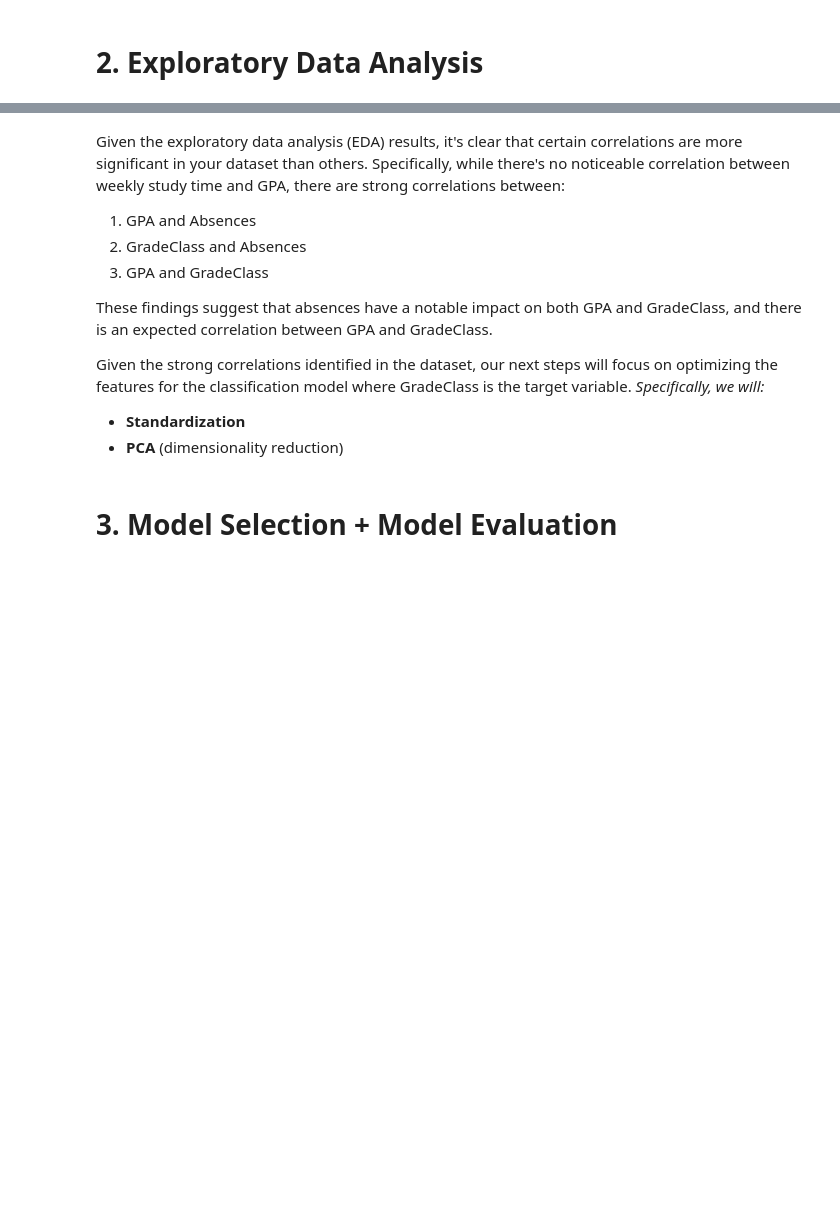
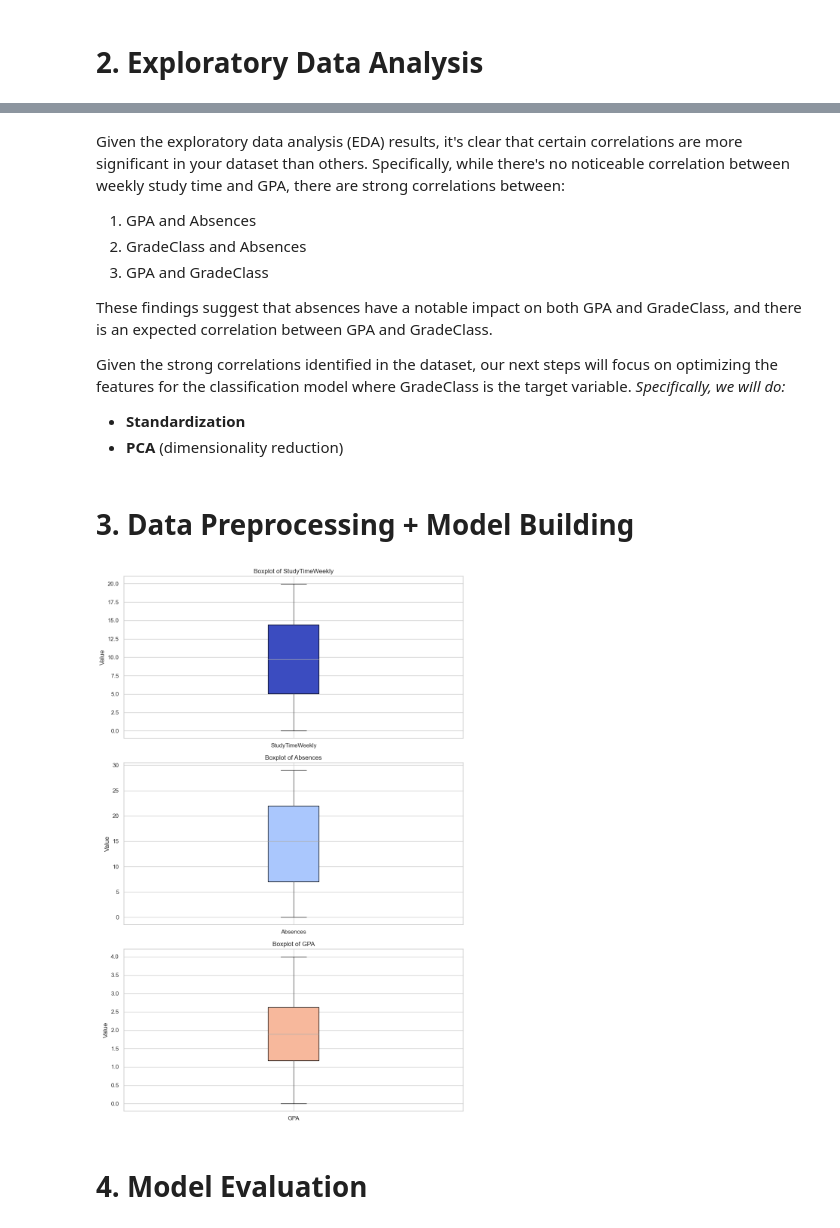
Before and after one commit to erykmoszkowicz/ML_Classification_Project, a Jupyter notebook: student.ipynb, the cells around one changed output, grey strips where cells are left out. Saved outputs shown, nothing was run; the diff lists cells and outputs as text; code cells hidden in the pictures; blank space fills up the shorter version.

```diff
--- a/student.ipynb
+++ b/student.ipynb
@@ -161,8 +161,75 @@ Given the exploratory data analysis (EDA) results, it's clear that certain corre
 These findings suggest that absences have a notable impact on both GPA and GradeClass, and there is an expected correlation between GPA and GradeClass.
 
 Given the strong correlations identified in the dataset, our next steps will focus on optimizing the features for the classification model where GradeClass is the target variable.
-_Specifically, we will:_
+_Specifically, we will do:_
 - **Standardization**
 - **PCA** (dimensionality reduction)
+# %% [markdown]
+# 3. Data Preprocessing + Model Building
+# %%
+from sklearn.compose import ColumnTransformer
+from sklearn.pipeline import Pipeline
+from sklearn.preprocessing import StandardScaler, OneHotEncoder, FunctionTransformer
+from sklearn.neighbors import KNeighborsClassifier
+from sklearn.model_selection import train_test_split
+from sklearn.linear_model import LogisticRegression
+from sklearn.tree import DecisionTreeClassifier
+from sklearn.ensemble import RandomForestClassifier, GradientBoostingClassifier, BaggingClassifier, AdaBoostClassifier
+from xgboost import XGBClassifier
+from sklearn.ensemble import GradientBoostingClassifier
+from lightgbm import LGBMClassifier
+from sklearn.svm import SVC
+from sklearn.metrics import accuracy_score
+from sklearn.metrics import accuracy_score, classification_report, confusion_matrix
+
+df.isna().sum() #We dont have to use SimpleImputer as there are no null values in our dataset
+
+#Creating boxplots of categorical variables
+fig, axes = plt.subplots(nrows=len(numerical_variables), ncols=1, figsize=(10, 15))
+
+for i, col in enumerate(numerical_variables):
+    ax = axes[i]
+    box = df.boxplot(column=col, ax=ax, patch_artist=True, boxprops=dict(facecolor=cmap(i / len(numerical_variables))))
+    ax.set_title(f'Boxplot of {col}')
+    ax.set_ylabel('Value')
+    ax.grid(True)
+
+plt.tight_layout()
+plt.show()
+
+# Create transformers
+onehotencoder = Pipeline(steps=[
+    ('onehot', OneHotEncoder(handle_unknown='ignore'))])
+
+standardscaler = Pipeline(steps=[
+    ('scaler', StandardScaler())
+])
+
+# ColumnTransformer to apply different transformations to different columns
+preprocessor = ColumnTransformer(
+    transformers=[
+        ('cat', onehotencoder, categorical_variables),
+        ('num', standardscaler, numerical_variables)
+    ]
+)
+# Splitting the data
+X = df[categorical_variables + numerical_variables]
+y = df['GradeClass']
+
+X_train, X_test, y_train, y_test = train_test_split(X, y, test_size=0.2, random_state=42)
+
+# List of models to evaluate
+models = {
+    'Decision Tree': DecisionTreeClassifier(),
+    'Random Forest': RandomForestClassifier(),
+    'Gradient Boosting': GradientBoostingClassifier(),
+    'SVC': SVC(),
+    'LGBM': LGBMClassifier(),
+    'Bagging': BaggingClassifier(),
+    'XGB': XGBClassifier(),
+    'AdaBoost': AdaBoostClassifier(algorithm="SAMME")
+}
+# %% [output]
+[figure, added]
 # %% [markdown]
-# 3. Model Selection + Model Evaluation
+# 4. Model Evaluation
```
Also changed, not shown: parts of 4 cells of this notebook.
